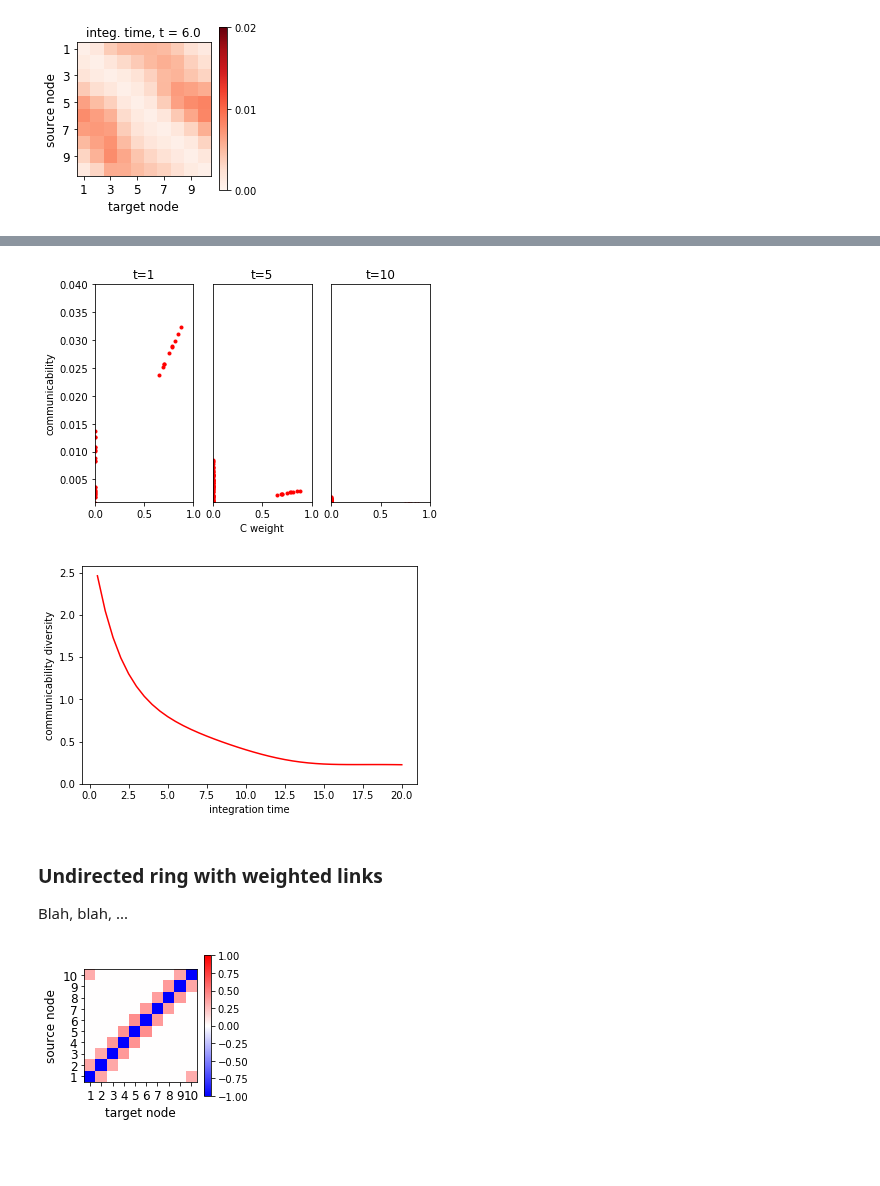
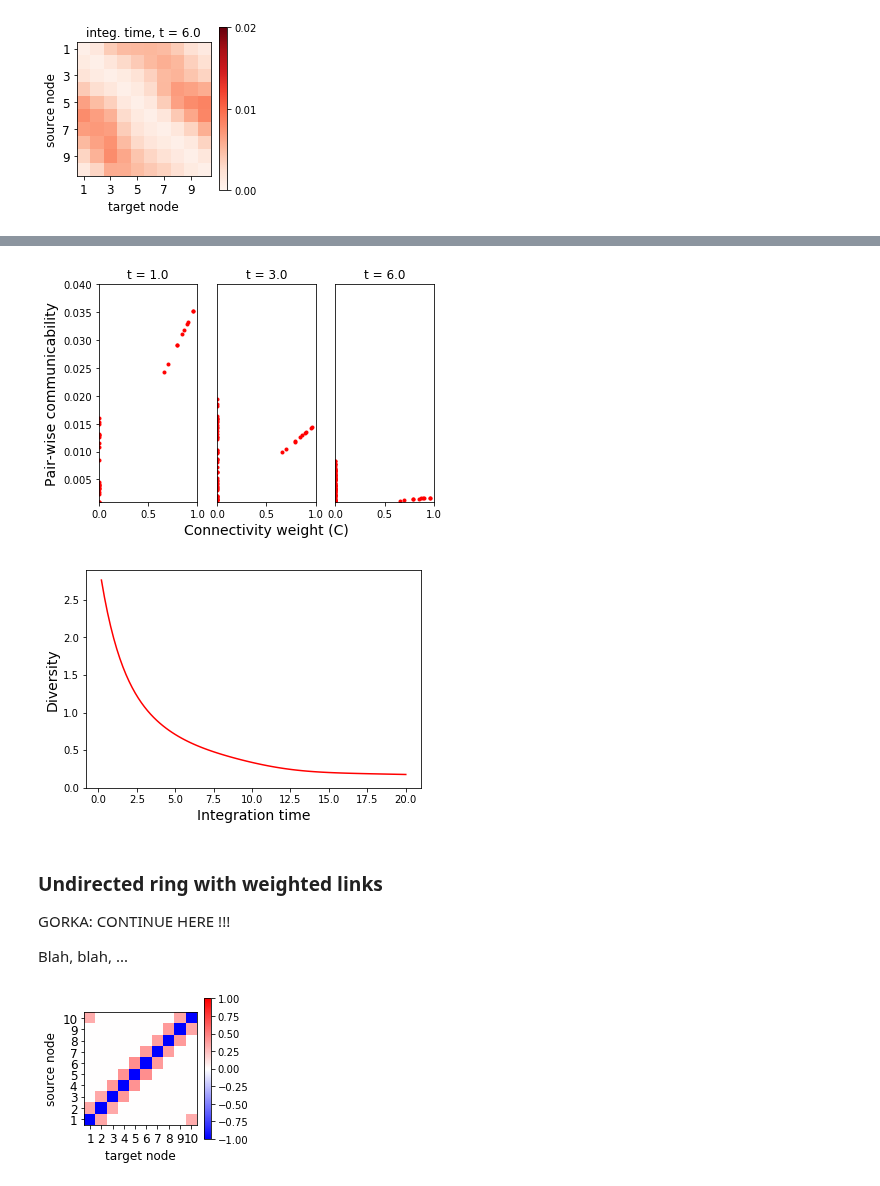
Before and after one commit to mb-BCA/NetDynFlow, a Jupyter notebook: Examples/Tutorial_1_Basics.ipynb, the cells around one changed output, grey strips where cells are left out. Saved outputs shown, nothing was run; the diff lists cells and outputs as text; code cells hidden in the pictures; blank space fills up the shorter version.

```diff
--- a/Examples/Tutorial_1_Basics.ipynb
+++ b/Examples/Tutorial_1_Basics.ipynb
@@ -486,31 +496,38 @@ Communicability interactions are first aligned with the weights in the connectiv
 # %%
-# comparison between communicability and SC matrices over time
+# Plot the comparison between the connectivity weights and communicability over time.
 plt.figure()
-for i, t in enumerate([1,5,10]):
+for i, t in enumerate([1,3,6]):
     plt.subplot(1,3,i+1)
     plt.plot(C, dc[int(t/dt)], '.r')
     if i==1:
-        plt.xlabel('C weight')
+        plt.xlabel('Connectivity weight (C)', fontsize=14)
     if i==0:
-        plt.ylabel('communicability')
+        plt.ylabel('Pair-wise communicability', fontsize=14)
     else:
         plt.yticks([])
     plt.axis(xmin=-0.001, xmax=1, ymin=0.001, ymax=0.04)
-    plt.title('t='+str(t))
+    plt.title('t = %1.1f' %t)
 
+
+# Compute the diversity over time from the dyn. comm. tensor
+divers = ndf.Diversity(dc)
+
+# Plot the temporal evolution of the diversity
 plt.figure()
 plt.plot(tpoints, ndf.Diversity(dc), color='r')
 plt.axis(ymin=0)
-plt.xlabel('integration time')
-plt.ylabel('communicability diversity')
+plt.xlabel('Integration time', fontsize=14)
+plt.ylabel('Diversity', fontsize=14)
 
 plt.show()
 # %% [output]
-[figure, old version]
+[figure, new version]
-[figure, old version]
+[figure, new version]
 # %% [markdown]
 ### Undirected ring with weighted links
 
+GORKA: CONTINUE HERE !!!
+
 Blah, blah, ...
 # %%
 # symmetric version of the original C
```
Also changed, not shown: parts of 6 cells of this notebook.
